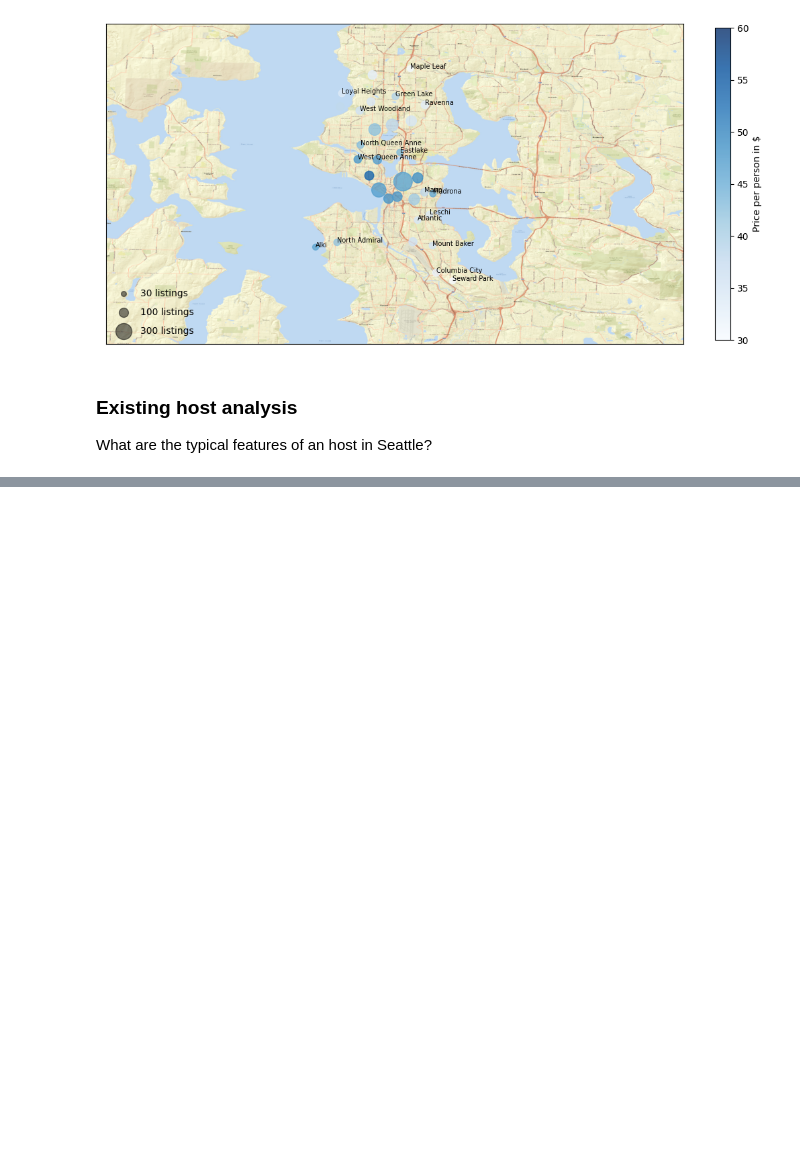
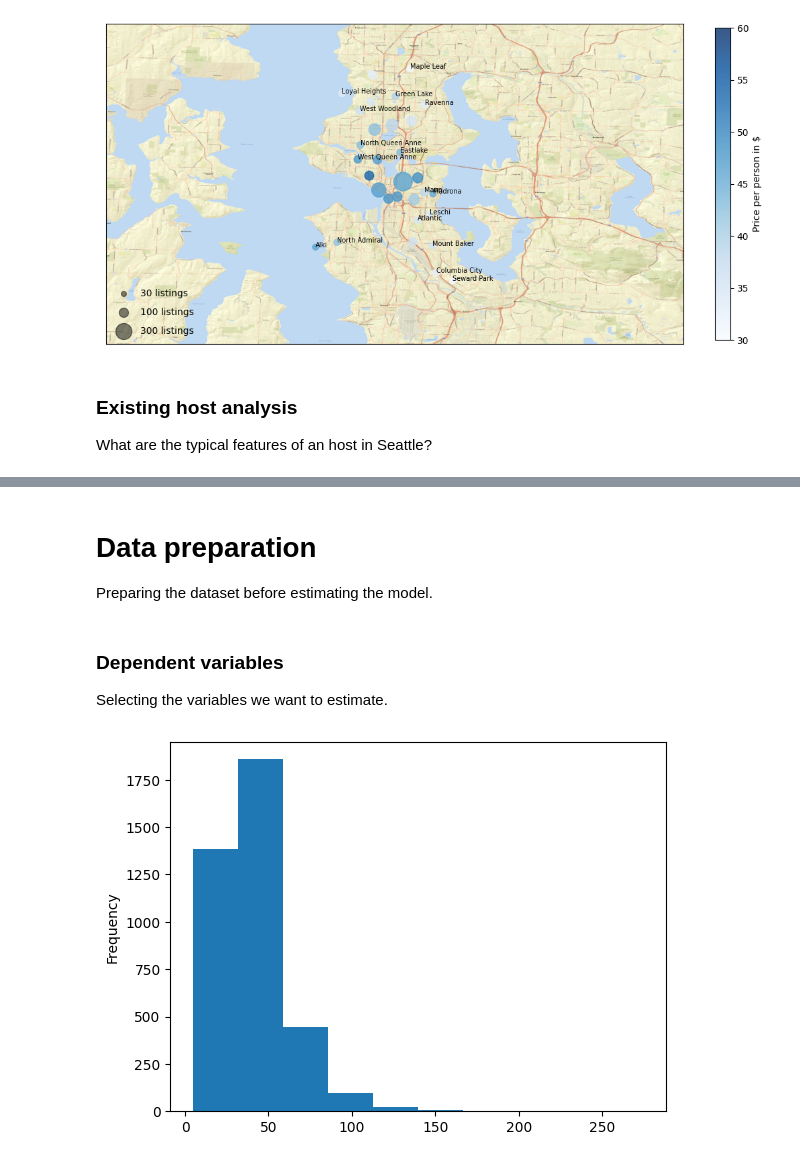
Before and after one commit to aeusepi/AirBnB_Project, a Jupyter notebook: AirBnbSeattle.ipynb, the cells around one changed output, grey strips where cells are left out. Cells and saved outputs as stored; diff of their text form; code cells hidden in the pictures; blank space fills up the shorter version.

Commit message:
Developed the base model

```diff
--- a/AirBnbSeattle.ipynb
+++ b/AirBnbSeattle.ipynb
@@ -265,0 +275,21 @@ df_new.describe()
+# %% [markdown]
+<h1 id='Part2'> Data preparation </h1>
+
+Preparing the dataset before estimating the model.
+# %% [markdown]
+<h3 id='Part2.1'> Dependent variables </h3>
+
+Selecting the variables we want to estimate.
+# %%
+pricing_pol = ['price','accommodates']
+df_princing = df[pricing_pol].copy()
+df_princing=df_princing.apply(dollar_to_float, axis=1)
+df_princing['price_1_guest'] = df_princing['price']/df_princing['accommodates']
+
+
+df_princing['price_1_guest'].plot(kind='hist')
+
+# y variable
+df_princing_y = df_princing['price_1_guest'].copy()
+# %% [output]
+[figure, added]
```
Also changed, not shown: parts of 10 cells of this notebook, 1 other file.
